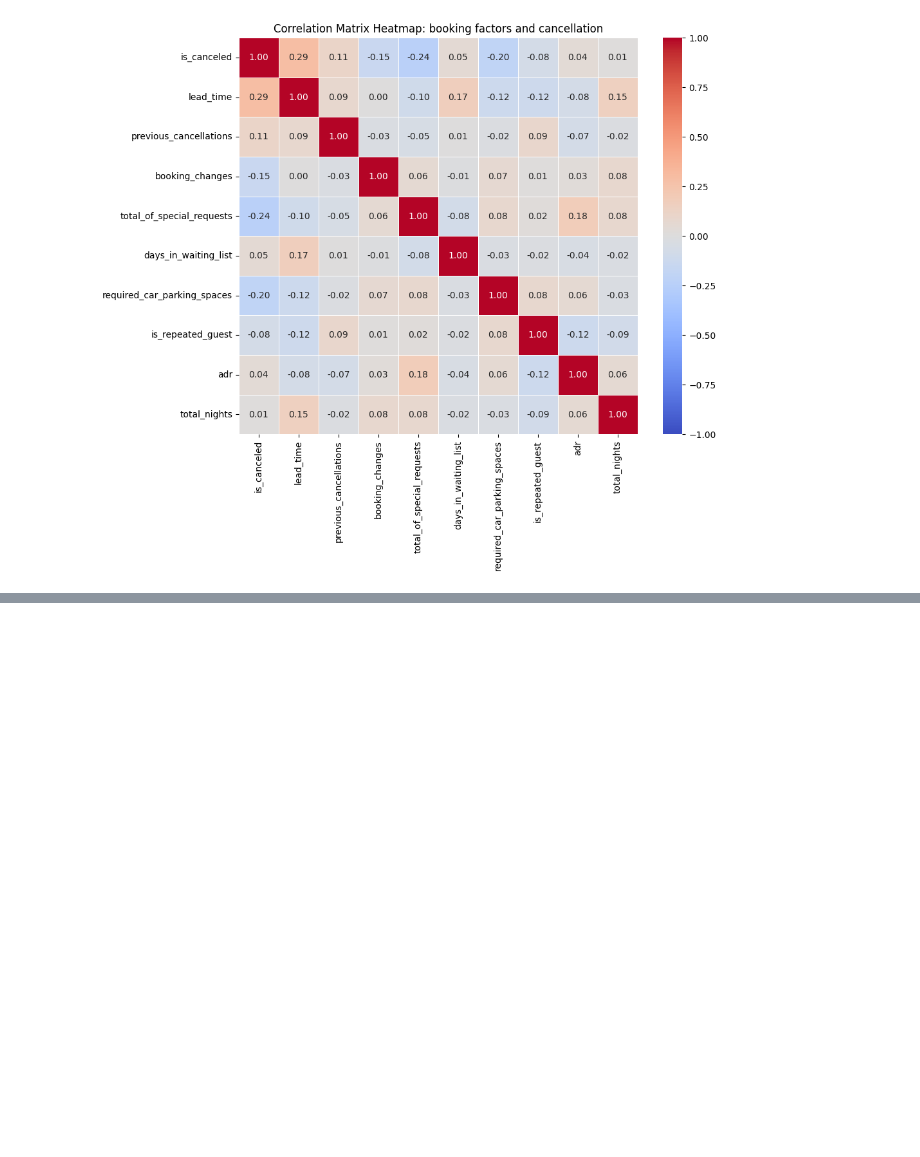
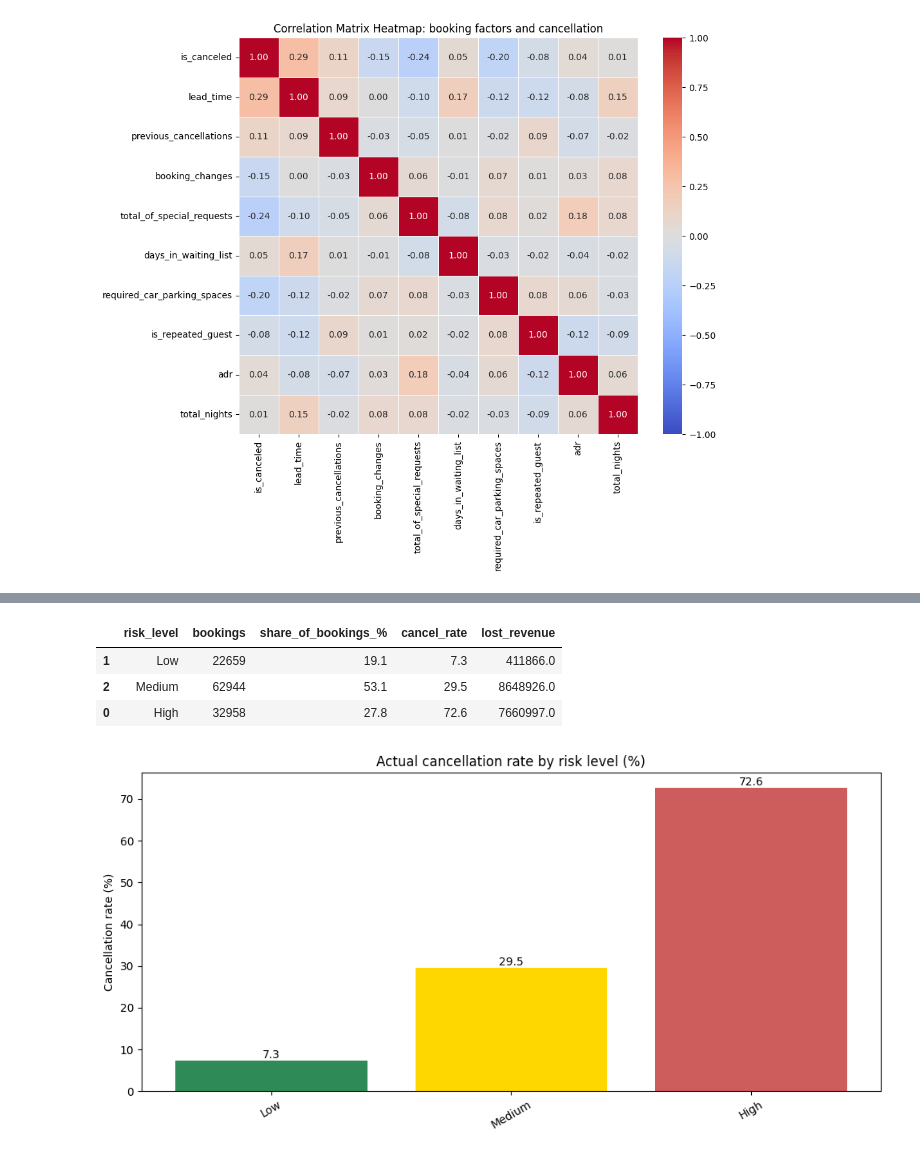
Before and after one commit to atticusptp-cloud/CAPSTONE, a Jupyter notebook: capstone_analysis.ipynb, the cells around one changed output, grey strips where cells are left out. Drawn from its saved outputs; the diff is of its cells as text; code cells hidden in the pictures; blank space fills up the shorter version.

```diff
--- a/capstone_analysis.ipynb
+++ b/capstone_analysis.ipynb
@@ -511,0 +541,28 @@ Text(0.5, 1.0, 'Correlation Matrix Heatmap: booking factors and cancellation')
+# %%
+def risk_level(row):
+    if row["deposit_type"] == "Non Refund" or row["previous_cancellations"] > 0:
+        return "High"
+    elif row["lead_time"] > 90 and row["total_of_special_requests"] == 0 and row["booking_changes"] == 0:
+        return "High"
+    elif row["lead_time"] > 30 and row["total_of_special_requests"] == 0:
+        return "Medium"
+    elif row["required_car_parking_spaces"] > 0 or row["is_repeated_guest"] == 1 or row["lead_time"] <= 7:
+        return "Low"
+    else:
+        return "Medium"
+
+
+clean["risk_level"] = clean.apply(risk_level, axis=1)
+risk_table = summary_by("risk_level")
+risk_table["share_of_bookings_%"] = round(risk_table["bookings"] / len(clean) * 100, 1)
+risk_table = risk_table.sort_values("cancel_rate")
+display(risk_table[["risk_level", "bookings", "share_of_bookings_%", "cancel_rate", "lost_revenue"]])
+
+bar_with_labels(risk_table["risk_level"], risk_table["cancel_rate"], "Actual cancellation rate by risk level (%)",
+                "Cancellation rate (%)", color=["seagreen", "gold", "indianred"])
+# %% [output]
+|  | risk_level | bookings | share_of_bookings_% | cancel_rate | lost_revenue |
+| 1 | Low | 22659 | 19.1 | 7.3 | 411866.0 |
+| 2 | Medium | 62944 | 53.1 | 29.5 | 8648926.0 |
+| 0 | High | 32958 | 27.8 | 72.6 | 7660997.0 |
+[figure, added]
```
Also changed, not shown: parts of 10 cells of this notebook.
